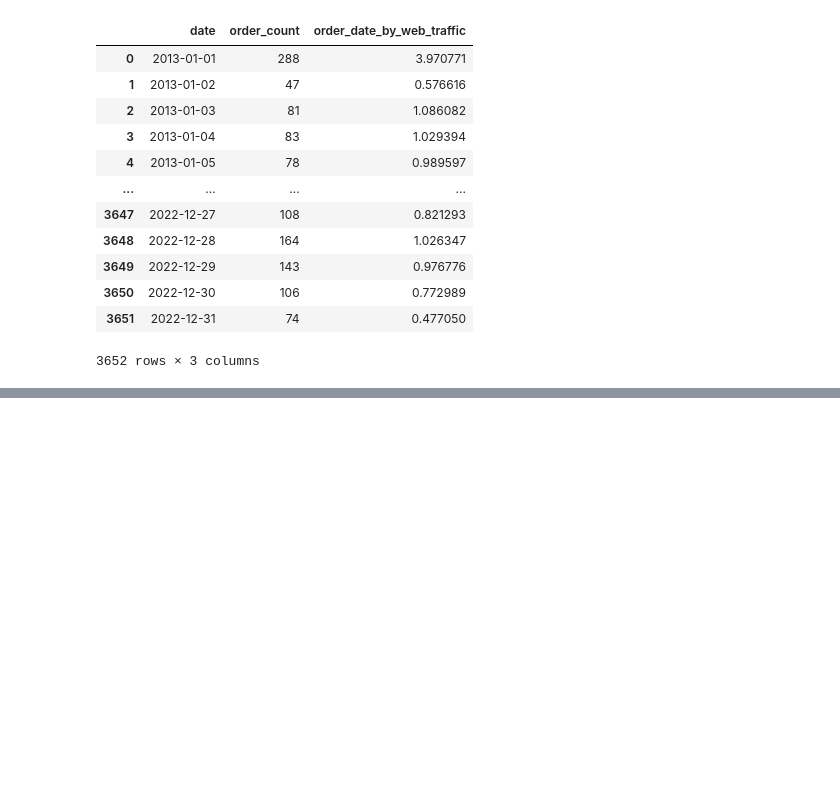
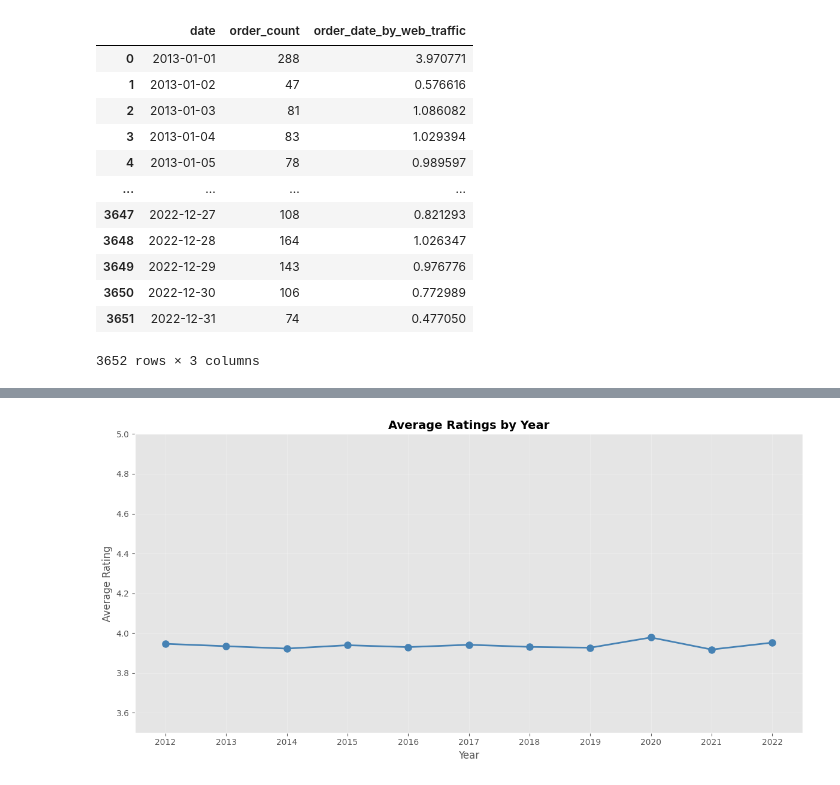
Before and after one commit to nqt-2/Datathon_Vin, a Jupyter notebook: notebook/Team_Notebook.ipynb, the cells around one changed output, grey strips where cells are left out. Saved outputs shown, nothing was run; the diff lists cells and outputs as text; code cells hidden in the pictures; blank space fills up the shorter version.

```diff
--- a/notebook/Team_Notebook.ipynb
+++ b/notebook/Team_Notebook.ipynb
@@ -322,0 +357,24 @@ promotions.head(50)
+# %%
+# Convert review_date to datetime
+reviews['review_date'] = pd.to_datetime(reviews['review_date'])
+
+# Extract year from review_date
+reviews['year'] = reviews['review_date'].dt.year
+
+# Calculate average rating per year
+avg_rating_by_year = reviews.groupby('year')['rating'].mean()
+
+# Create the graph
+plt.figure(figsize=(12, 6))
+plt.plot(avg_rating_by_year.index, avg_rating_by_year.values, marker='o', linewidth=2, markersize=8, color='steelblue')
+plt.xlabel('Year', fontsize=12)
+plt.ylabel('Average Rating', fontsize=12)
+plt.title('Average Ratings by Year', fontsize=14, fontweight='bold')
+plt.grid(True, alpha=0.3)
+plt.xticks(avg_rating_by_year.index)
+plt.ylim(3.5, 5.0)
+
+plt.tight_layout()
+plt.show()
+# %% [output]
+[figure, added]
```
Also changed, not shown: parts of 7 cells of this notebook, 1 other file.
